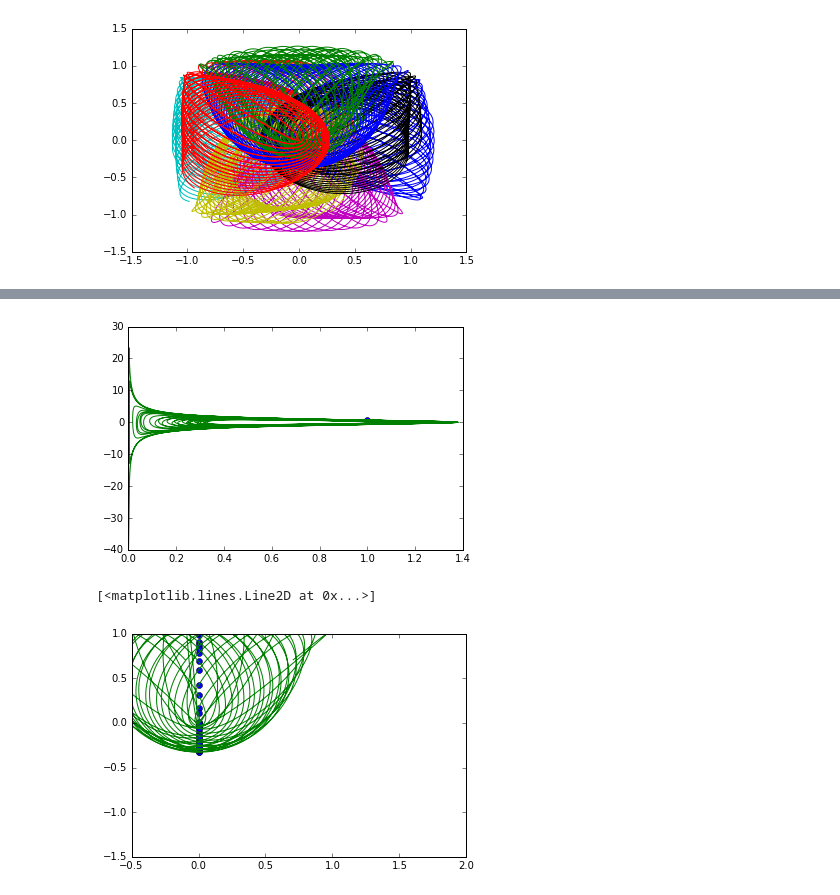
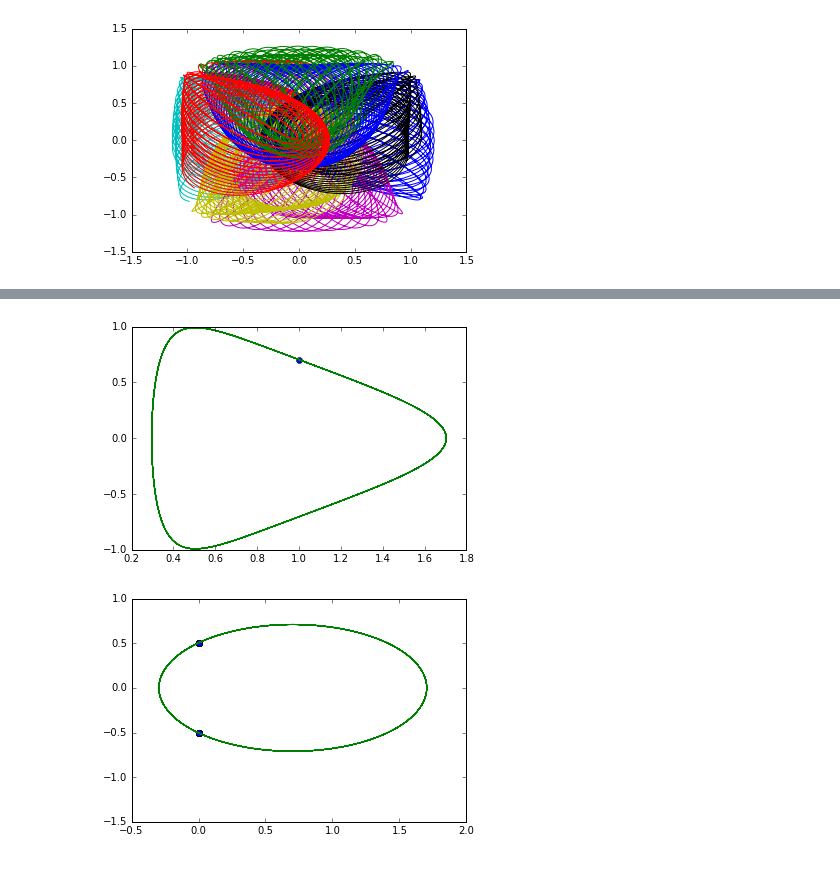
Before and after one commit to ignacio-vc/fcomp, a Jupyter notebook: clases/mapeo de poincare.ipynb, the cells around one changed output, grey strips where cells are left out. Saved outputs shown, nothing was run; the diff lists cells and outputs as text; code cells hidden in the pictures.

```diff
--- a/clases/mapeo de poincare.ipynb
+++ b/clases/mapeo de poincare.ipynb
@@ -157,12 +157,12 @@ E=  -0.7375 E_f=  -0.738836071053
 # %%
 t = arange(0,100,.0001)
-eps = 1.
+eps = 1
 for i in range(10):
-    pto_ini = cond_ini(pi/4)
+    pto_ini = cond_ini(pi/4,0.01)
     plot(pto_ini[0],pto_ini[1],'o')
-    sol = odeint(ec_mov, pto_ini, t, args=(eps,),
-                atol=1e-9, rtol=1e-9)
+    sol = odeint(ec_mov,pto_ini,t,args=(eps,),
+                atol=1e-9,rtol=1e-9)
     plot(sol[:,0],sol[:,1])
-    print "E= ", energia(pto_ini,eps), "E_f= ",energia(sol[-1])
+    print "E= ", energia(pto_ini,eps), "E_f= ",energia(sol[-1],eps)
 show()
 # %% [output]
@@ -180,10 +180,10 @@ E=  -0.5 E_f=  -0.500000096357
 # %%
-pr,r= p_rho(sol)
+pr,r = p_rho(sol)
 plot(r[0],pr[0],'o')
 plot(r,pr)
 show()
 # %% [output]
-[figure, old version]
+[figure, new version]
 # %%
 def root_trayec(func,pto_i,ti,error=1e-5):
     while abs(pto_i[0])>error:
@@ -194,16 +194,17 @@ def root_trayec(func,pto_i,ti,error=1e-5):
 # %%
 num = len(t)
 raices = zeros(num)
 puntos = zeros((num,4))
 j=0
 for i in range(len(t)-1):
     if (sol[i][0]*sol[i+1][0]) < 0:
+        #de toda la trayectoria saca las raices
         raices[j],puntos[j] = root_trayec(ec_mov,sol[i],t[i])
         j+=1
-raices, puntos = raices[0:j],puntos[0:j]
+raices,puntos = raices[0:j],puntos[0:j]
 xlim([-0.5,2]),ylim([-1.5,1])
 plot(puntos[:,0],puntos[:,1],'o')
 plot(sol[:,0],sol[:,1])
+show()
 # %% [output]
-[<matplotlib.lines.Line2D at 0x...>]
-[figure, old version]
+[figure, new version]
```
Also changed, not shown: parts of 4 cells of this notebook.
